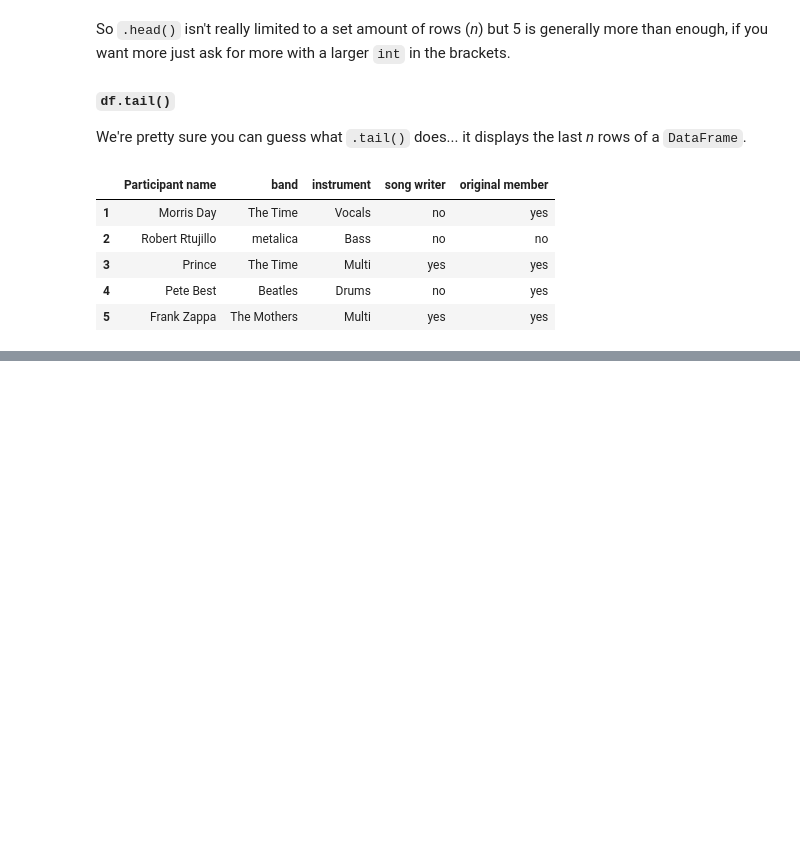
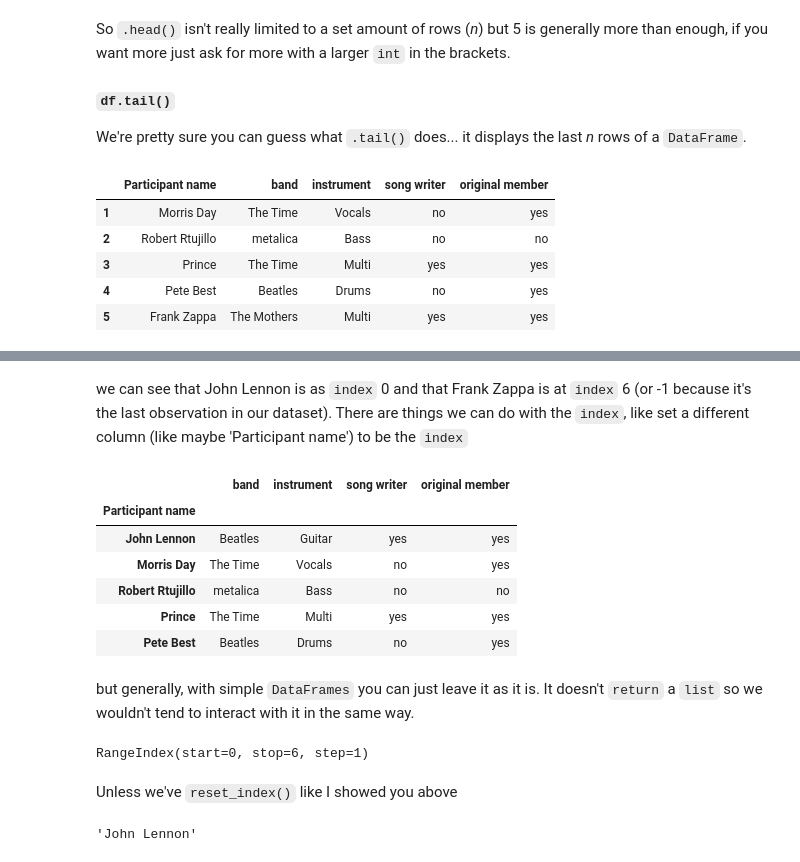
Before and after one commit to spider-z3r0/ULpsych_programing_club, a Jupyter notebook: src/week 5.ipynb, the cells around one changed output, grey strips where cells are left out. Cells and saved outputs as stored; diff of their text form; code cells hidden in the pictures; blank space fills up the shorter version.

```diff
--- a/src/week 5.ipynb
+++ b/src/week 5.ipynb
@@ -267,0 +357,25 @@ ImportError: Missing optional dependency 'pyreadstat'.  Use pip or conda to inst
+# %% [markdown]
+we can see that John Lennon is as `index` 0 and that Frank Zappa is at `index` 6 (or -1 because it's the last observation in our dataset). There are things we can do with the `index`, like set a different column (like maybe 'Participant name') to be the `index`
+# %%
+new_bands_df = bands_df.set_index(bands_df.columns[0], drop=True) # creating a copy of the bands data with 'Participant name' as the index
+new_bands_df.head()# displaying the head of the new df
+# %% [output]
+|  | band | instrument | song writer | original member |
+| Participant name |  |  |  |  |
+| John Lennon | Beatles | Guitar | yes | yes |
+| Morris Day | The Time | Vocals | no | yes |
+| Robert Rtujillo | metalica | Bass | no | no |
+| Prince | The Time | Multi | yes | yes |
+| Pete Best | Beatles | Drums | no | yes |
+# %% [markdown]
+but generally, with simple `DataFrames` you can just leave it as it is. It doesn't `return` a `list` so we wouldn't tend to interact with it in the same way.
+# %%
+bands_df.index
+# %% [output]
+RangeIndex(start=0, stop=6, step=1)
+# %% [markdown]
+Unless we've `reset_index()` like I showed you above
+# %%
+new_bands_df.index[0]
+# %% [output]
+'John Lennon'
```
Also changed, not shown: parts of 22 cells of this notebook.
